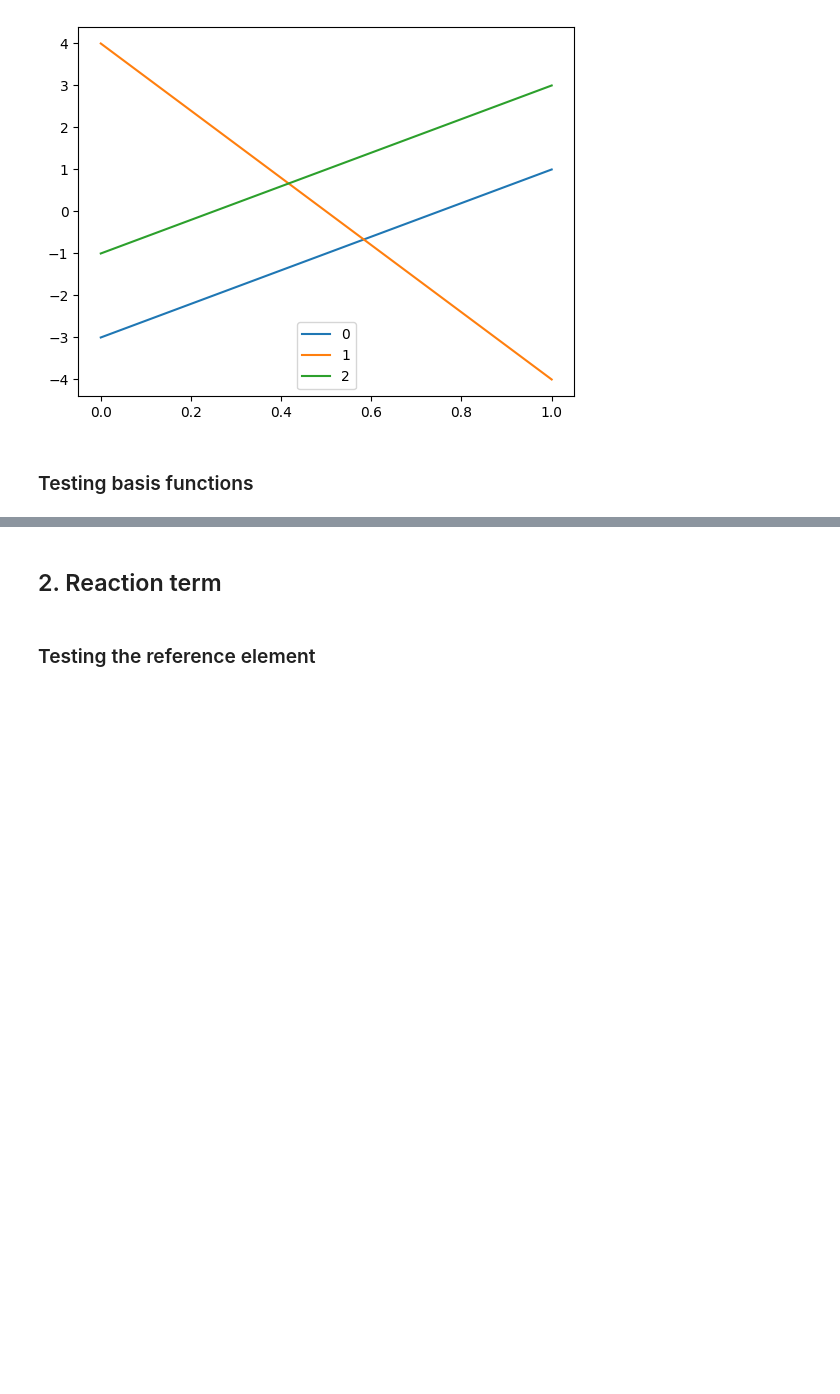
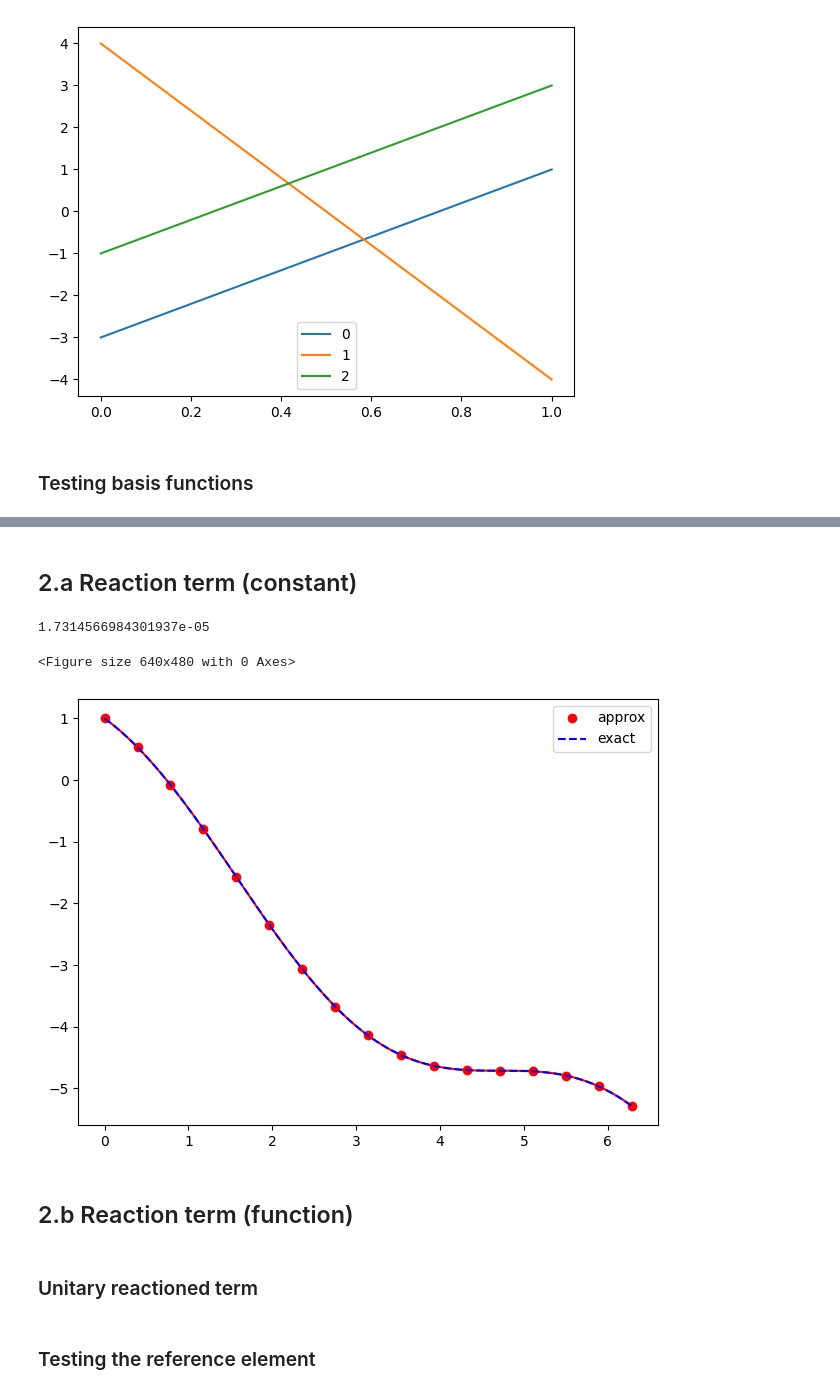
Before and after one commit to lordPachy/acsai, a Jupyter notebook: Scientific Computing/Theory/03_poisson_FEM.ipynb, the cells around one changed output, grey strips where cells are left out. Saved outputs shown, nothing was run; the diff lists cells and outputs as text; code cells hidden in the pictures; blank space fills up the shorter version.

```diff
--- a/Scientific Computing/Theory/03_poisson_FEM.ipynb
+++ b/Scientific Computing/Theory/03_poisson_FEM.ipynb
@@ -559,2 +557,2 @@ print(error)
 # %% [markdown]
-## 2. Reaction term
+## 2.a Reaction term (constant)
@@ -561,3 +622,33 @@ print(error)
+# %%
+geom = Geometry1D(0.,2*np.pi, N=5)
+
+boundary = dict()
+boundary["left"] = ["dirichlet", 1.]
+#boundary["right"] = ["dirichlet", 1.-2*np.pi]
+boundary["right"] = ["neumann", -1.]
+
+uex_lambda = lambda x: np.cos(x)-x
+f_lambda = lambda x: np.cos(x) + 3 * (np.cos(x) - x)
+
+problem = Poisson_Finite_Element_1D_c_reaction(geom, boundary, f_lambda, degree=4, sigma=3)
+problem.set_exact_solution(uex_lambda)
+
+plt.figure()
+geom,uu,error = problem.solve()
+
+problem.fem1d.plot_function(uu,uex_lambda)
+#plt.plot(problem.fem1d.DoFs,uu,label="approximation")
+#plt.plot(problem.fem1d.DoFs,uex_lambda(problem.fem1d.DoFs),label="exact")
+#plt.legend()
+print(error)
+# %% [output]
+1.7314566984301937e-05
+<Figure size 640x480 with 0 Axes>
+[figure, added]
+# %% [markdown]
+## 2.b Reaction term (function)
+# %% [markdown]
+### Unitary reactioned term
 # %%
 class FEM1D_unitary_reaction:
     def __init__(self, degree, x_left, x_right, sigma_lambda, x_nodes =None):
```
Also changed, not shown: parts of 27 cells of this notebook, 5 other files.
